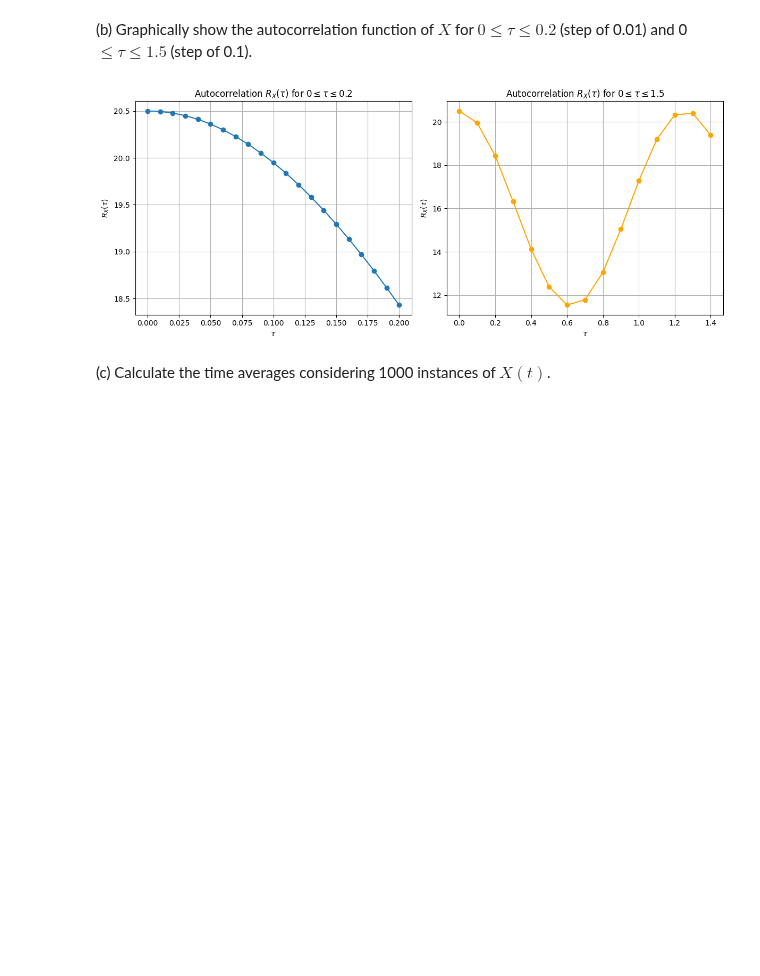
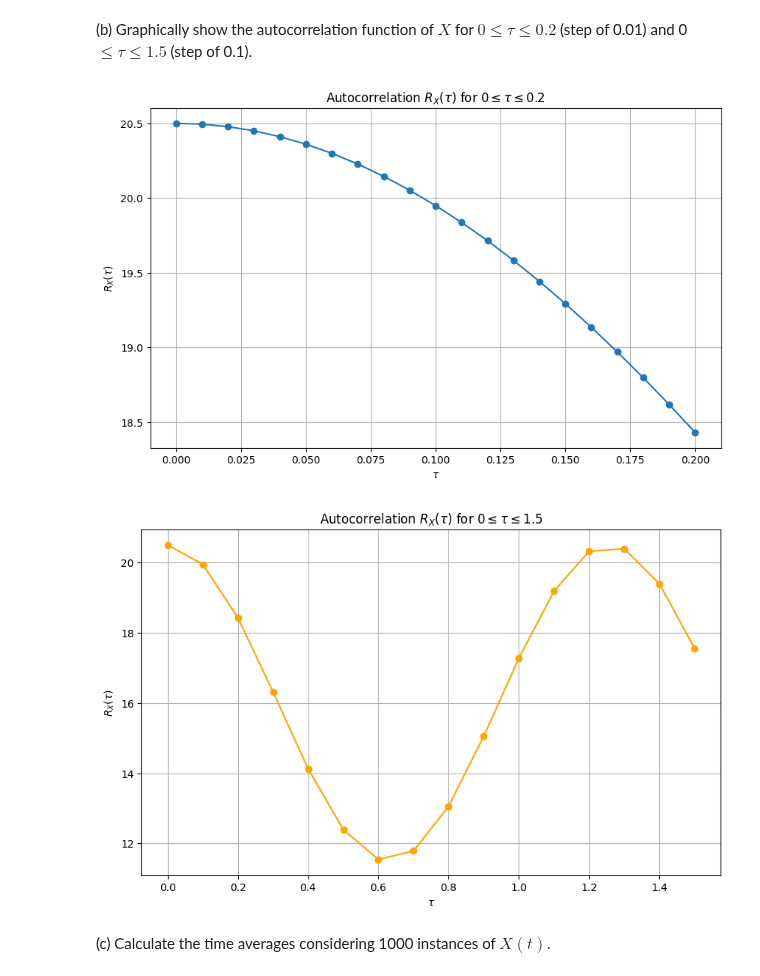
Before and after one commit to saulosgil/Disciplina_Modelagem-e-simula--o-de-sistemas, a Jupyter notebook: exercises/SE03/SE03_SauloGil.ipynb, the cells around one changed output. Saved outputs shown, nothing was run; the diff lists cells and outputs as text; code cells hidden in the pictures; blank space fills up the shorter version.

```diff
--- a/exercises/SE03/SE03_SauloGil.ipynb
+++ b/exercises/SE03/SE03_SauloGil.ipynb
@@ -254,41 +254,41 @@ import matplotlib.pyplot as plt
 
 # Autocorrelation function for X(t) = 4 + 3 cos(5t + θ), θ ~ Uniform[0, 2π]
 def autocorr_X(tau):
     # E[X(t) X(t+τ)] = E[(4 + 3cos(5t+θ))(4 + 3cos(5(t+τ)+θ))]
     # = 16 + 12 E[cos(5t+θ)] + 12 E[cos(5(t+τ)+θ)] + 9 E[cos(5t+θ)cos(5(t+τ)+θ)]
     # E[cos(5t+θ)] = 0, E[cos(5(t+τ)+θ)] = 0
     # E[cos(α+θ)cos(β+θ)] = 0.5 cos(α-β)
     # So, autocorr = 16 + 4.5 cos(5τ)
     return 16 + 4.5 * np.cos(5 * tau)
 
 # τ in [0, 0.2] step 0.01
 tau1 = np.arange(0, 0.21, 0.01)
 R1 = autocorr_X(tau1)
 
 # τ in [0, 1.5] step 0.1
-tau2 = np.arange(0, 1.5, 0.1)
+tau2 = np.arange(0, 1.51, 0.1)
 R2 = autocorr_X(tau2)
 
-plt.figure(figsize=(12, 5))
-
-plt.subplot(1, 2, 1)
+# Plot - autocorrelation  x <= τ <= 0.2
+plt.figure(figsize=(10, 6))
 plt.plot(tau1, R1, marker='o')
 plt.title(r'Autocorrelation $R_X(\tau)$ for $0 \leq \tau \leq 0.2$')
 plt.xlabel(r'$\tau$')
 plt.ylabel(r'$R_X(\tau)$')
 plt.grid(True)
+plt.show()
 
-plt.subplot(1, 2, 2)
+# Plot - autocorrelation  x <= τ <= 1.5
+plt.figure(figsize=(10, 6))
 plt.plot(tau2, R2, marker='o', color='orange')
 plt.title(r'Autocorrelation $R_X(\tau)$ for $0 \leq \tau \leq 1.5$')
 plt.xlabel(r'$\tau$')
 plt.ylabel(r'$R_X(\tau)$')
 plt.grid(True)
-
-plt.tight_layout()
 plt.show()
 # %% [output]
-[figure, old version]
+[figure, new version]
+[figure, added]
 # %% [markdown]
 (c) Calculate the time averages considering 1000 instances of $X(t)$.
 # %%
```
Also changed, not shown: parts of 6 cells of this notebook.
